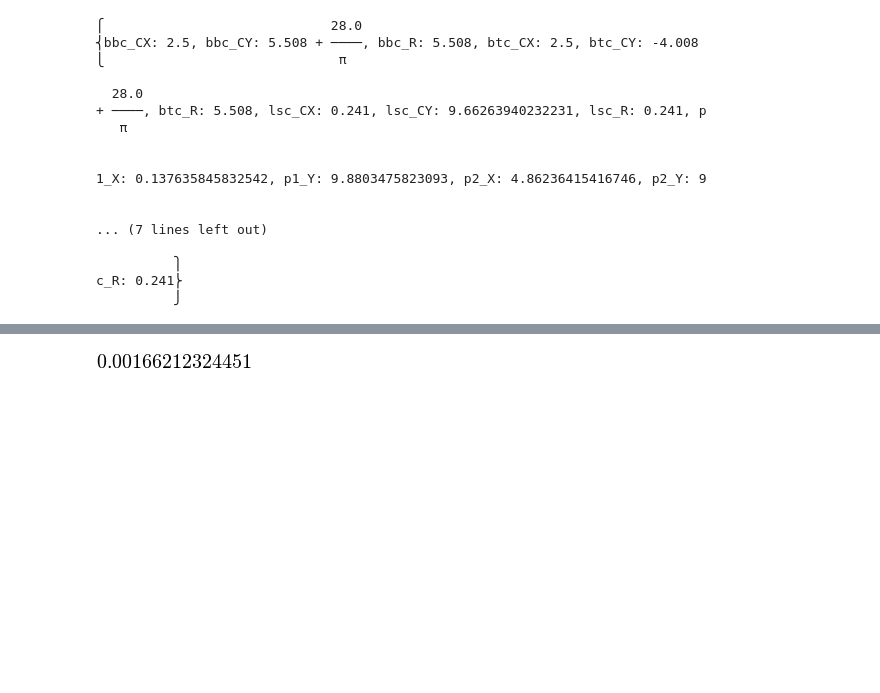
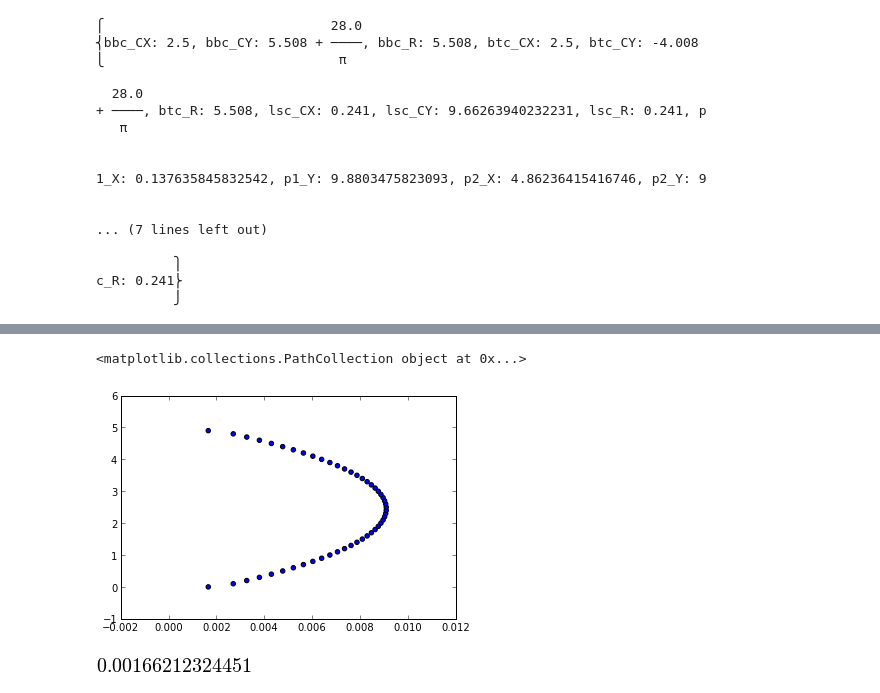
Before and after one commit to AttilaForgacs/ring, a Jupyter notebook: Untitled0.ipynb, the cells around one changed output, grey strips where cells are left out. Cells and saved outputs as stored; diff of their text form; code cells hidden in the pictures; blank space fills up the shorter version.

```diff
--- a/Untitled0.ipynb
+++ b/Untitled0.ipynb
@@ -170,0 +155,7 @@ for f in arange(0., 5., step):
+# %%
+a=np.array(slices);
+# %%
+scatter(a[:,2],a[:,0])
+# %% [output]
+<matplotlib.collections.PathCollection object at 0x...>
+[figure, added]
```
Also changed, not shown: parts of 2 cells of this notebook, 2 other files.
